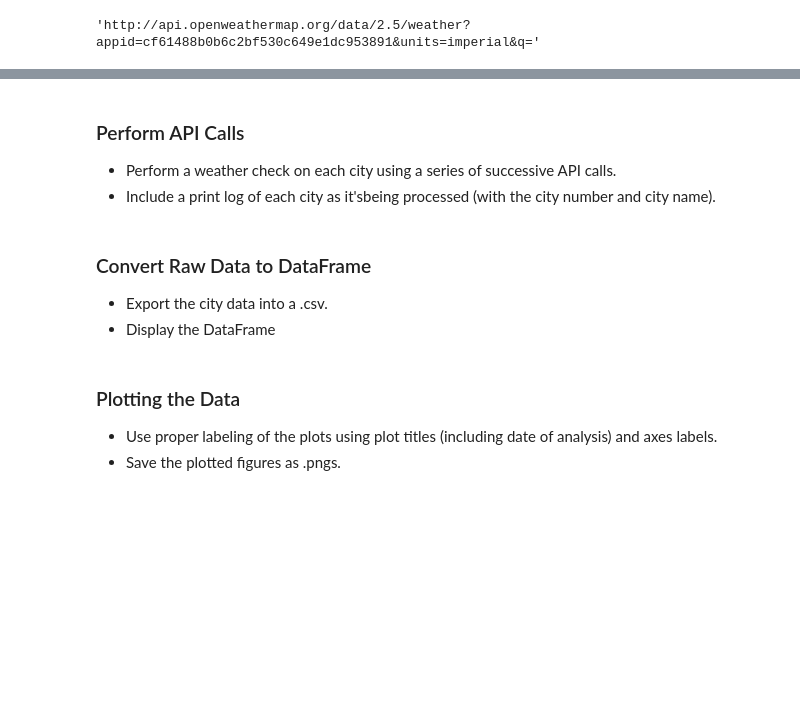
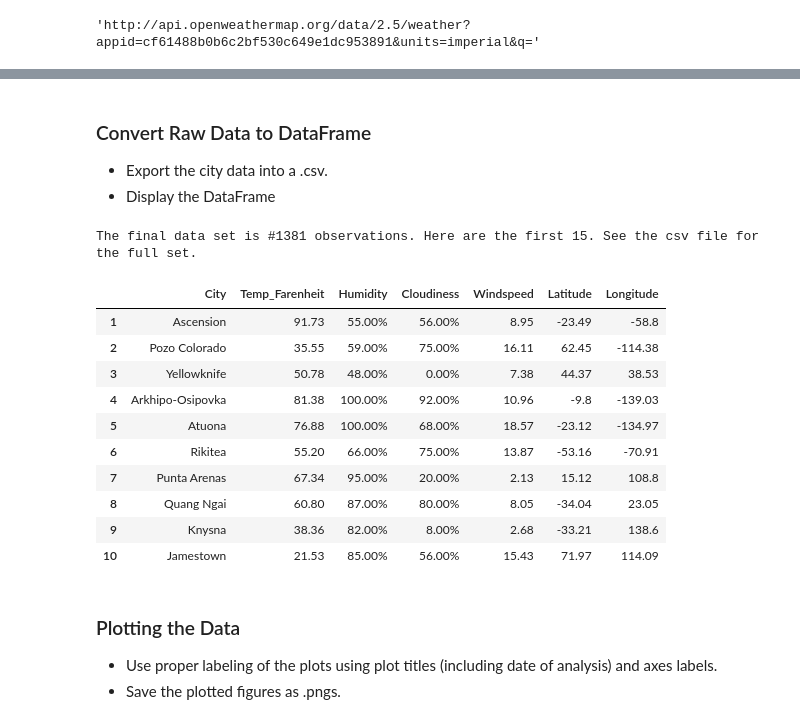
Before and after one commit to srmonteiro/DS_Bootcamp_HW, a Jupyter notebook: Monteiro_wk6_API_Python/06-Python-APIs/Instructions/starter_code/WeatherPy.ipynb, the cells around one changed output, grey strips where cells are left out. Drawn from its saved outputs; the diff is of its cells as text; code cells hidden in the pictures; blank space fills up the shorter version.

```diff
--- a/Monteiro_wk6_API_Python/06-Python-APIs/Instructions/starter_code/WeatherPy.ipynb
+++ b/Monteiro_wk6_API_Python/06-Python-APIs/Instructions/starter_code/WeatherPy.ipynb
@@ -238,4 +198,0 @@ print(f"Current weather object for Paris: {current_weather_paris}.")
-# %% [markdown]
-### Perform API Calls
-* Perform a weather check on each city using a series of successive API calls.
-* Include a print log of each city as it'sbeing processed (with the city number and city name).
@@ -263,6 +200,44 @@ print(response)
 ### Convert Raw Data to DataFrame
 * Export the city data into a .csv.
 * Display the DataFrame
+# %%
+weather_dict = {
+    "City": cities,
+    "Temp_Farenheit": temp_f,
+    "Humidity": humidity,
+    "Cloudiness": cloudiness,
+    "Windspeed": wind_mph,
+    "Latitude": lat,
+    "Longitude": lon,
+}
+
+
+weather_data = pd.DataFrame.from_dict(weather_dict, orient='index')
+weather_format = weather_data.transpose()
+weather_format = weather_format.dropna(axis = 0, how ='any')
+weather_format['Temp_Farenheit'] = weather_format['Temp_Farenheit'].map("{:,.2f}".format)
+weather_format['Humidity'] = weather_format['Humidity'].map("{:,.2f}%".format)
+weather_format['Cloudiness'] = weather_format['Cloudiness'].map("{:,.2f}%".format)
+weather_format['Windspeed'] = weather_format['Windspeed'].map("{:,.2f}".format)
+weather_format.index += 1
+
+print(f'The final data set is #{len(weather_format)} observations. Here are the first 15. See the csv file for the full set.')
+print('')
+weather_format.to_csv("report_files/cities_weather.csv")
+weather_format.head(10)
+# %% [output]
+The final data set is #1381 observations. Here are the first 15. See the csv file for the full set.
+|  | City | Temp_Farenheit | Humidity | Cloudiness | Windspeed | Latitude | Longitude |
+| 1 | Ascension | 91.73 | 55.00% | 56.00% | 8.95 | -23.49 | -58.8 |
+| 2 | Pozo Colorado | 35.55 | 59.00% | 75.00% | 16.11 | 62.45 | -114.38 |
+| 3 | Yellowknife | 50.78 | 48.00% | 0.00% | 7.38 | 44.37 | 38.53 |
+| 4 | Arkhipo-Osipovka | 81.38 | 100.00% | 92.00% | 10.96 | -9.8 | -139.03 |
+| 5 | Atuona | 76.88 | 100.00% | 68.00% | 18.57 | -23.12 | -134.97 |
+| 6 | Rikitea | 55.20 | 66.00% | 75.00% | 13.87 | -53.16 | -70.91 |
+| 7 | Punta Arenas | 67.34 | 95.00% | 20.00% | 2.13 | 15.12 | 108.8 |
+| 8 | Quang Ngai | 60.80 | 87.00% | 80.00% | 8.05 | -34.04 | 23.05 |
+| 9 | Knysna | 38.36 | 82.00% | 8.00% | 2.68 | -33.21 | 138.6 |
+| 10 | Jamestown | 21.53 | 85.00% | 56.00% | 15.43 | 71.97 | 114.09 |
 # %% [markdown]
 ### Plotting the Data
 * Use proper labeling of the plots using plot titles (including date of analysis) and axes labels.
```
Also changed, not shown: parts of 8 cells of this notebook.
